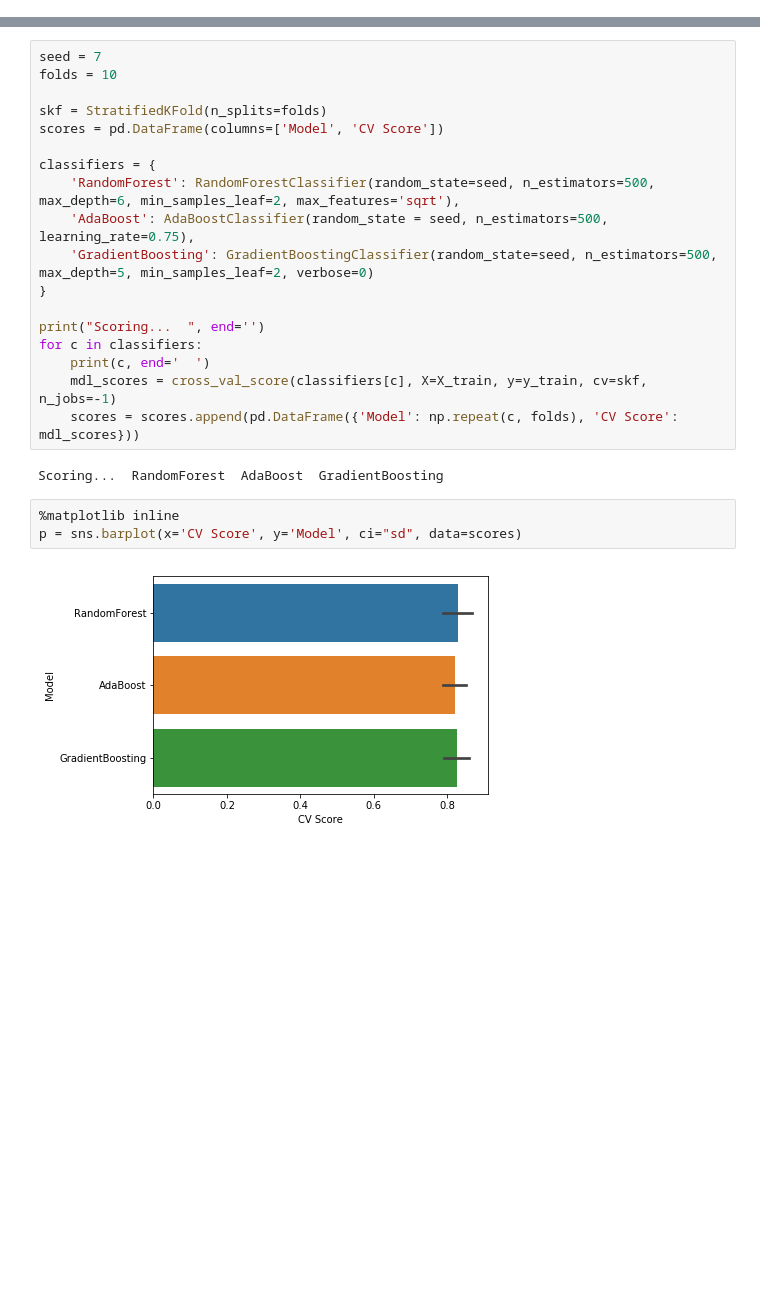
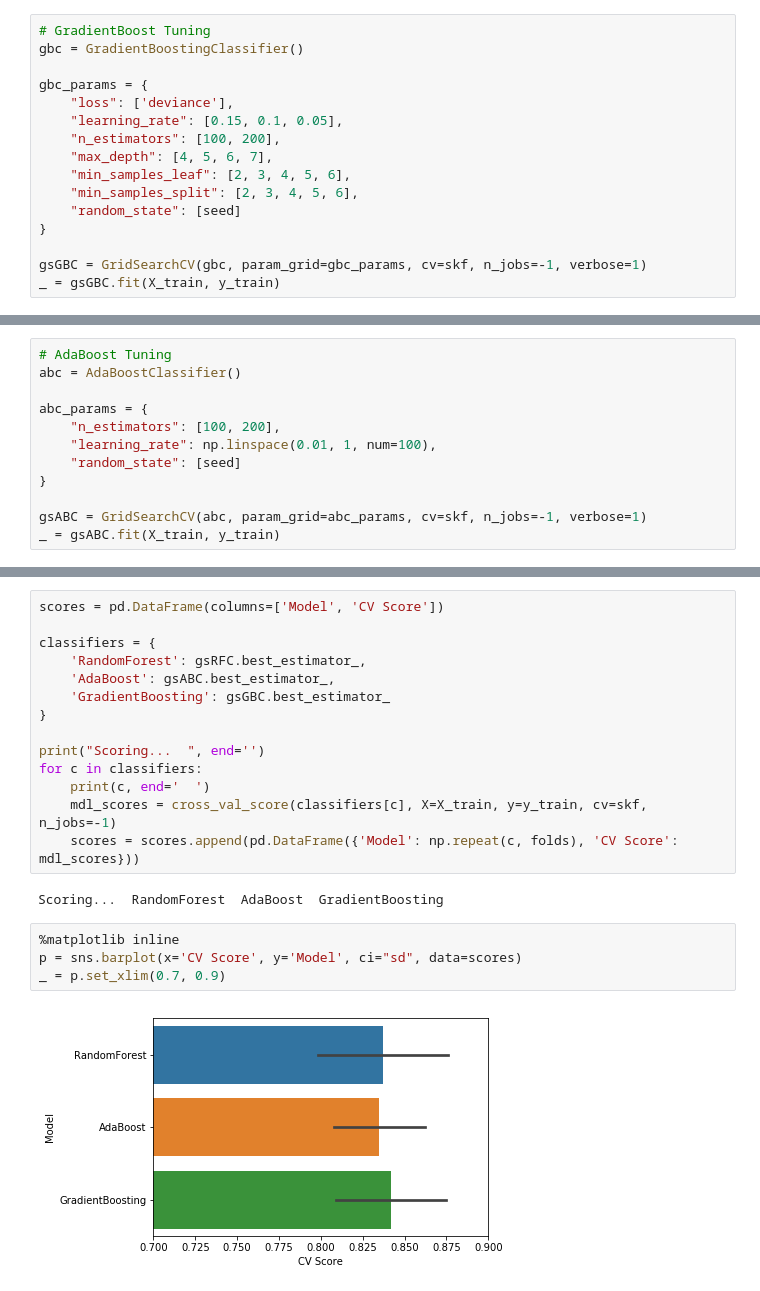
Before and after one commit to athi94/kaggle-titanic, a Jupyter notebook: notebooks/Competition Script Checking.ipynb, the cells around one changed output, grey strips where cells are left out. Cells and saved outputs as stored; diff of their text form; blank space fills up the shorter version.

```diff
--- a/notebooks/Competition Script Checking.ipynb
+++ b/notebooks/Competition Script Checking.ipynb
@@ -228,0 +239,16 @@ pd.DataFrame({'Model': np.repeat('RandomForest', 10), 'Score': rfc_scores})
+# %%
+# GradientBoost Tuning
+gbc = GradientBoostingClassifier()
+
+gbc_params = {
+    "loss": ['deviance'],
+    "learning_rate": [0.15, 0.1, 0.05],
+    "n_estimators": [100, 200],
+    "max_depth": [4, 5, 6, 7],
+    "min_samples_leaf": [2, 3, 4, 5, 6],
+    "min_samples_split": [2, 3, 4, 5, 6],
+    "random_state": [seed]
+}
+
+gsGBC = GridSearchCV(gbc, param_grid=gbc_params, cv=skf, n_jobs=-1, verbose=1)
+_ = gsGBC.fit(X_train, y_train)
@@ -228,0 +282,12 @@ pd.DataFrame({'Model': np.repeat('RandomForest', 10), 'Score': rfc_scores})
+# %%
+# AdaBoost Tuning
+abc = AdaBoostClassifier()
+
+abc_params = {
+    "n_estimators": [100, 200],
+    "learning_rate": np.linspace(0.01, 1, num=100),
+    "random_state": [seed]
+}
+
+gsABC = GridSearchCV(abc, param_grid=abc_params, cv=skf, n_jobs=-1, verbose=1)
+_ = gsABC.fit(X_train, y_train)
@@ -229,14 +311,10 @@ pd.DataFrame({'Model': np.repeat('RandomForest', 10), 'Score': rfc_scores})
 # %%
-seed = 7
-folds = 10
-
-skf = StratifiedKFold(n_splits=folds)
 scores = pd.DataFrame(columns=['Model', 'CV Score'])
 
 classifiers = {
-    'RandomForest': RandomForestClassifier(random_state=seed, n_estimators=500, max_depth=6, min_samples_leaf=2, max_features='sqrt'),
-    'AdaBoost': AdaBoostClassifier(random_state = seed, n_estimators=500, learning_rate=0.75),
-    'GradientBoosting': GradientBoostingClassifier(random_state=seed, n_estimators=500, max_depth=5, min_samples_leaf=2, verbose=0)
+    'RandomForest': gsRFC.best_estimator_,
+    'AdaBoost': gsABC.best_estimator_,
+    'GradientBoosting': gsGBC.best_estimator_
 }
 
 print("Scoring...  ", end='')
@@ -249,5 +327,6 @@ Scoring...  RandomForest  AdaBoost  GradientBoosting
 # %%
 %matplotlib inline
 p = sns.barplot(x='CV Score', y='Model', ci="sd", data=scores)
+_ = p.set_xlim(0.7, 0.9)
 # %% [output]
-[figure, old version]
+[figure, new version]
```
Also changed, not shown: parts of 26 cells of this notebook, 1 other file.
